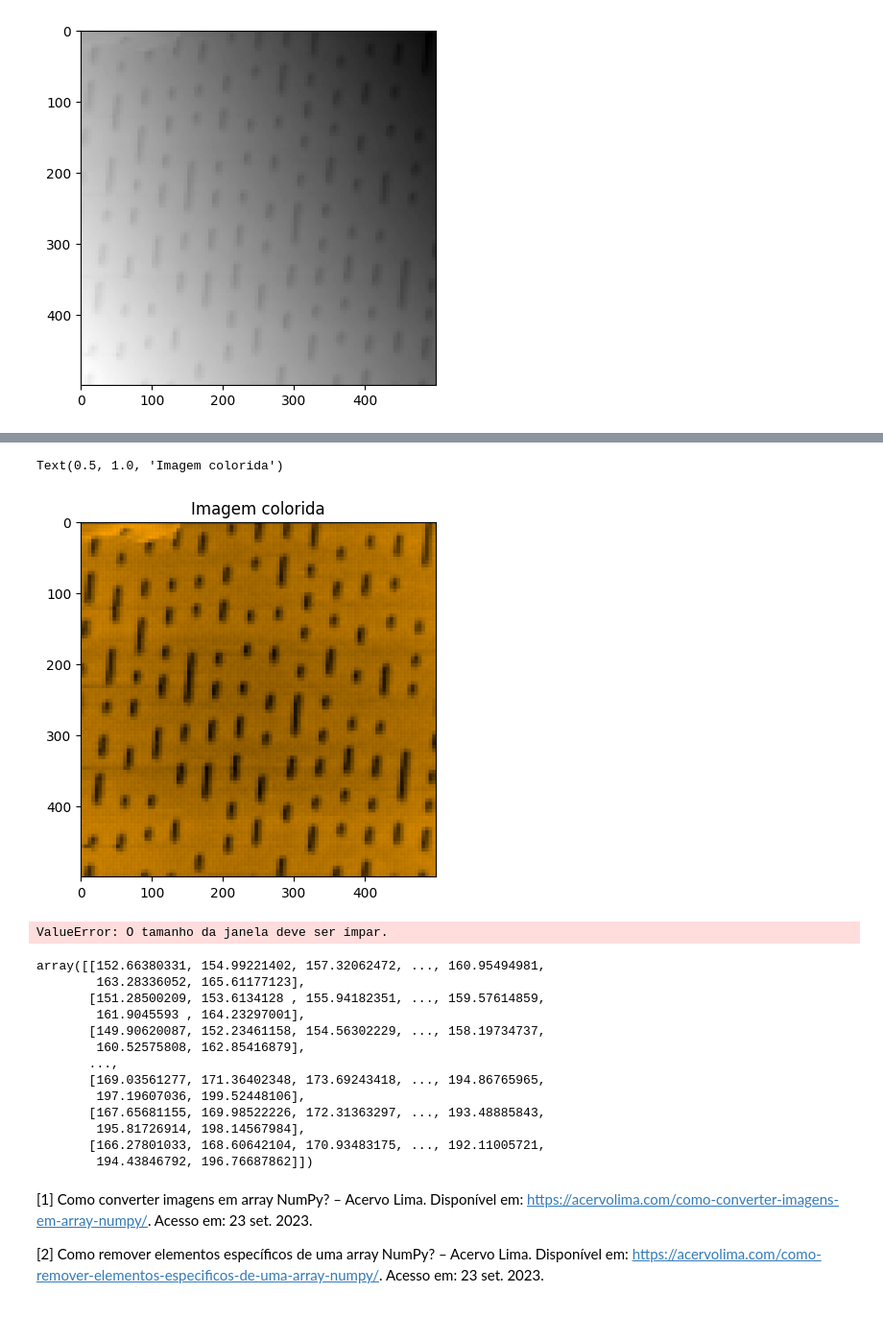
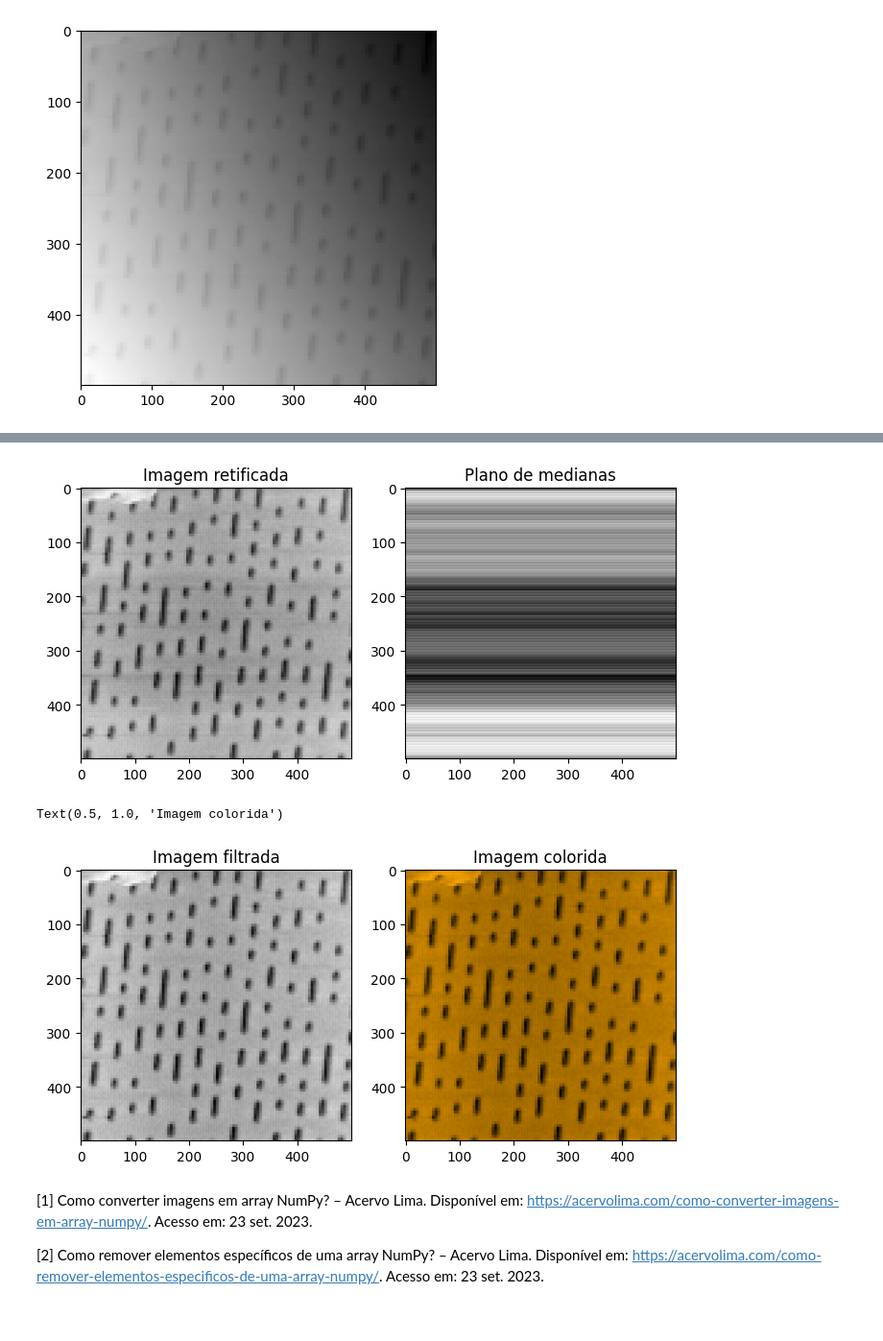
Before and after one commit to joseDavid23038/do_gwyddion_ao_python, a Jupyter notebook: Entendendo os mecanismos/Entendendo os mecanismo.ipynb, the cells around one changed output, grey strips where cells are left out. Shown: that part at 96% size. Cells and saved outputs as stored; diff of their text form; code cells hidden in the pictures.

```diff
--- a/Entendendo os mecanismos/Entendendo os mecanismo.ipynb
+++ b/Entendendo os mecanismos/Entendendo os mecanismo.ipynb
@@ -75,4 +79,4 @@ def filtro_mediana(imagem_qualquer):
 
     imagem_filtrada = imagem_qualquer - plano_de_medianas
 
-    return imagem_filtrada
+    return imagem_filtrada,plano_de_medianas
@@ -90,3 +83,20 @@ plt.imshow(plano_normal,cmap='gray')
+# %%
+
+fundomediana = filtro_mediana(plano_normal)[1]
+final = normalizar(filtro_mediana(plano_normal)[0])
+fig, axs = plt.subplots(1, 2, figsize=(8, 4))
+
+# Exibe a primeira imagem na primeira subtrama.
+axs[0].imshow(plano_normal, cmap= 'gray')
+axs[0].set_title('Imagem retificada')
+
+# Exibe a segunda imagem na segunda subtrama.
+axs[1].imshow(fundomediana, cmap= 'gray')
+axs[1].set_title('Plano de medianas')
+
+plt.show()
+# %% [output]
+[figure, added]
 # %%
 def colorindo(imagem_cinza, matriz_cor):
 
@@ -106,12 +116,3 @@ def colorindo(imagem_cinza, matriz_cor):
 
 
     return matriz_colorida
-# %%
-cor = np.array([238,152,0])
-
-colorida = colorindo(plano_normal, cor)
-plt.imshow(colorida)
-plt.title('Imagem colorida')
-# %% [output]
-Text(0.5, 1.0, 'Imagem colorida')
-[figure, removed]
@@ -123,33 +119,21 @@ def filtro_mediana(matrix_qualquer):
 # %%
-filtrada = colorindo(filtro_mediana(plano_normal,2),cor)
+cor = np.array([230,152,0])
+
+colorida = colorindo(final, cor)
+
 
 fig, axs = plt.subplots(1, 2, figsize=(8, 4))
 
 # Exibe a primeira imagem na primeira subtrama.
-axs[0].imshow(colorida)
-axs[0].set_title('Imagem 1')
+axs[0].imshow(final, cmap= 'gray')
+axs[0].set_title('Imagem filtrada')
 
 # Exibe a segunda imagem na segunda subtrama.
-axs[1].imshow(filtrada)
-axs[1].set_title('Imagem 2')
+axs[1].imshow(colorida, cmap= 'gray')
+axs[1].set_title('Imagem colorida')
 # %% [output]
-ValueError: O tamanho da janela deve ser ímpar.
+Text(0.5, 1.0, 'Imagem colorida')
+[figure, added]
-# %%
-plano_normal
-# %% [output]
-array([[152.66380331, 154.99221402, 157.32062472, ..., 160.95494981,
-        163.28336052, 165.61177123],
-       [151.28500209, 153.6134128 , 155.94182351, ..., 159.57614859,
-        161.9045593 , 164.23297001],
-       [149.90620087, 152.23461158, 154.56302229, ..., 158.19734737,
-        160.52575808, 162.85416879],
-       ...,
-       [169.03561277, 171.36402348, 173.69243418, ..., 194.86765965,
-        197.19607036, 199.52448106],
-       [167.65681155, 169.98522226, 172.31363297, ..., 193.48885843,
-        195.81726914, 198.14567984],
-       [166.27801033, 168.60642104, 170.93483175, ..., 192.11005721,
-        194.43846792, 196.76687862]])
 # %% [markdown]
 [1] Como converter imagens em array NumPy? – Acervo Lima. Disponível em: <https://acervolima.com/como-converter-imagens-em-array-numpy/>. Acesso em: 23 set. 2023.
 
```
Also changed, not shown: parts of 15 cells of this notebook, 1 other file.
